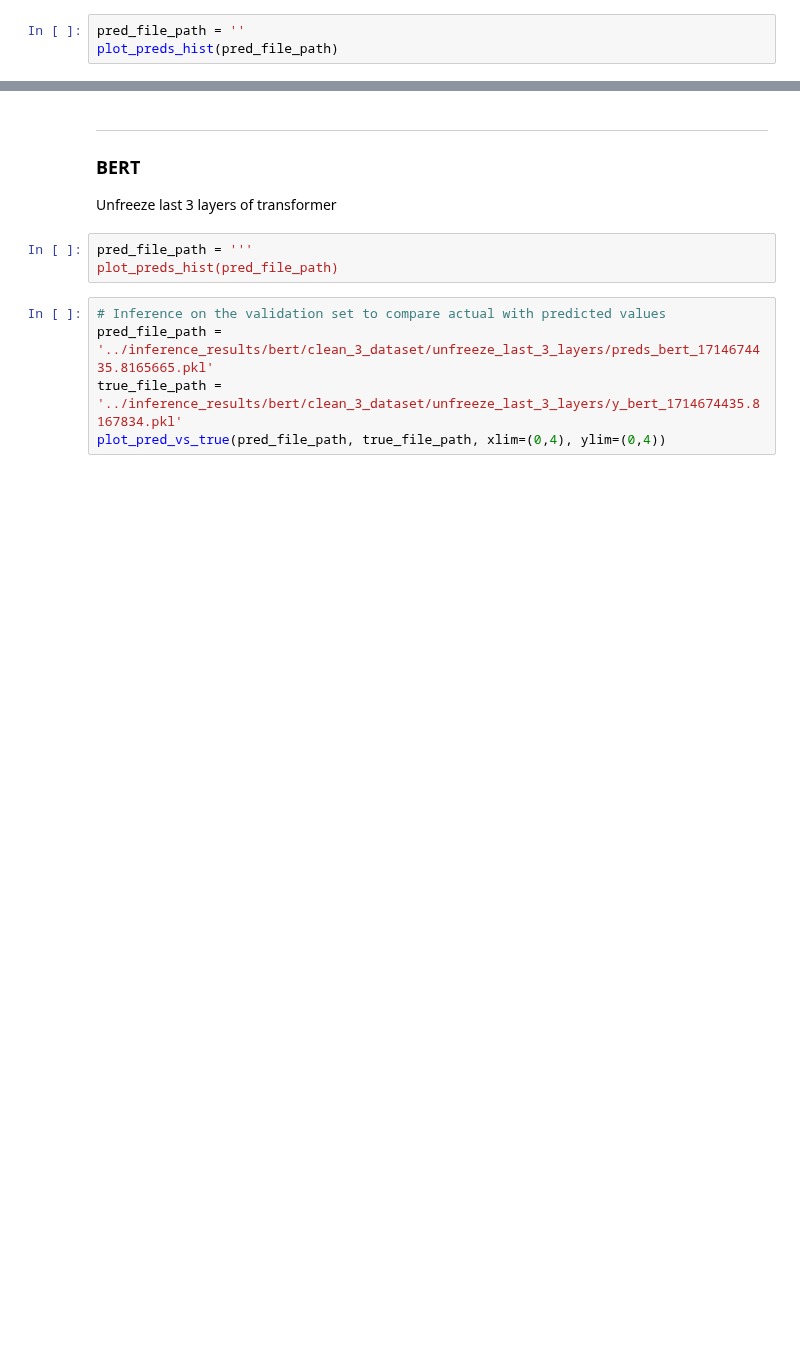
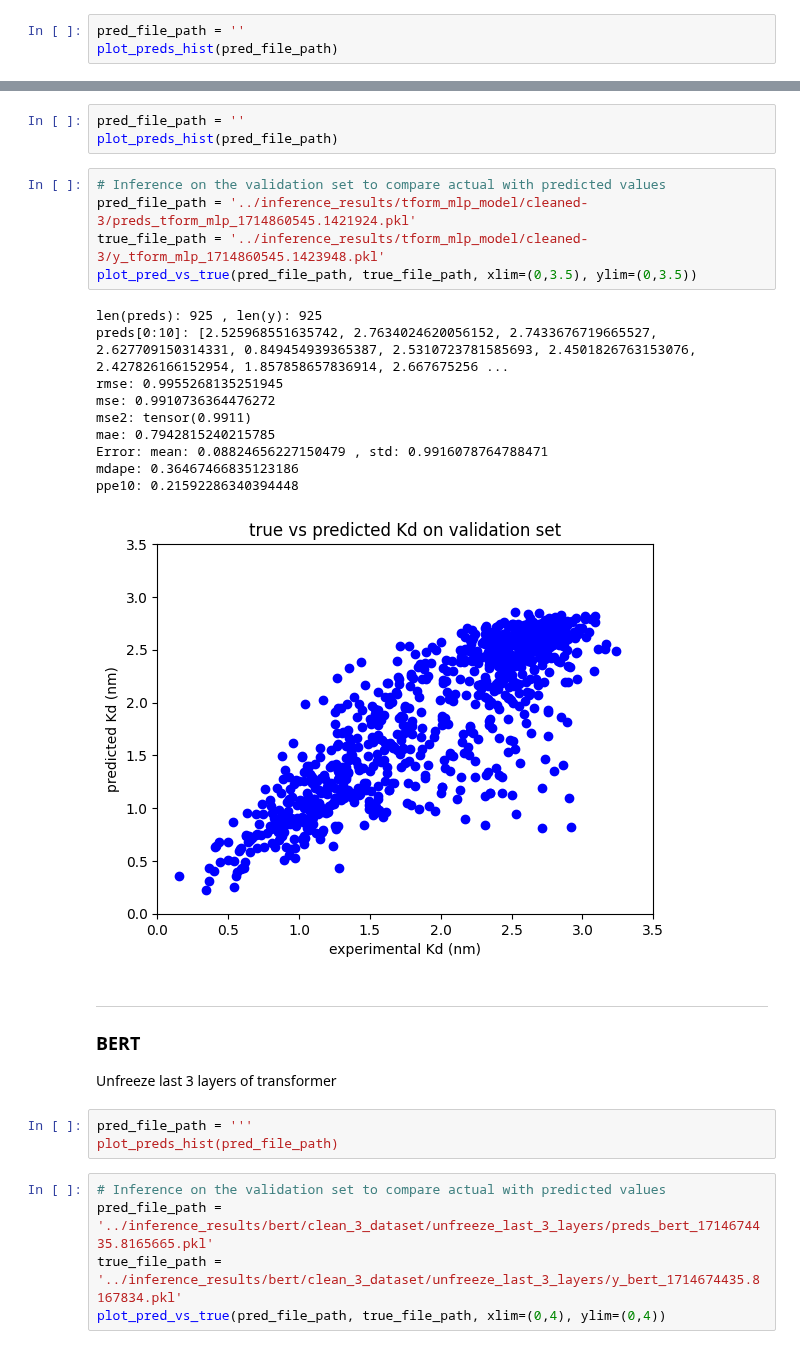
Before and after one commit to planaria158/BERT-antibody-antigen-binding-energy, a Jupyter notebook: notebooks/Inference.ipynb, the cells around one changed output, grey strips where cells are left out. Cells and saved outputs as stored; diff of their text form; blank space fills up the shorter version.

```diff
--- a/notebooks/Inference.ipynb
+++ b/notebooks/Inference.ipynb
@@ -183,3 +215,22 @@ ppe10: 0.20719941563184807
+# %%
+pred_file_path = ''
+plot_preds_hist(pred_file_path)
+# %%
+# Inference on the validation set to compare actual with predicted values
+pred_file_path = '../inference_results/tform_mlp_model/cleaned-3/preds_tform_mlp_1714860545.1421924.pkl'
+true_file_path = '../inference_results/tform_mlp_model/cleaned-3/y_tform_mlp_1714860545.1423948.pkl'
+plot_pred_vs_true(pred_file_path, true_file_path, xlim=(0,3.5), ylim=(0,3.5))
+# %% [output]
+len(preds): 925 , len(y): 925
+preds[0:10]: [2.525968551635742, 2.7634024620056152, 2.7433676719665527, 2.627709150314331, 0.849454939365387, 2.5310723781585693, 2.4501826763153076, 2.427826166152954, 1.857858657836914, 2.667675256 ...
+rmse: 0.9955268135251945
+mse: 0.9910736364476272
+mse2: tensor(0.9911)
+mae: 0.7942815240215785
+Error: mean: 0.08824656227150479 , std: 0.9916078764788471
+mdape: 0.36467466835123186
+ppe10: 0.21592286340394448
+[figure, added]
 # %% [markdown]
 ----
 ### BERT
```
Also changed, not shown: parts of 7 cells of this notebook, 19 other files.
